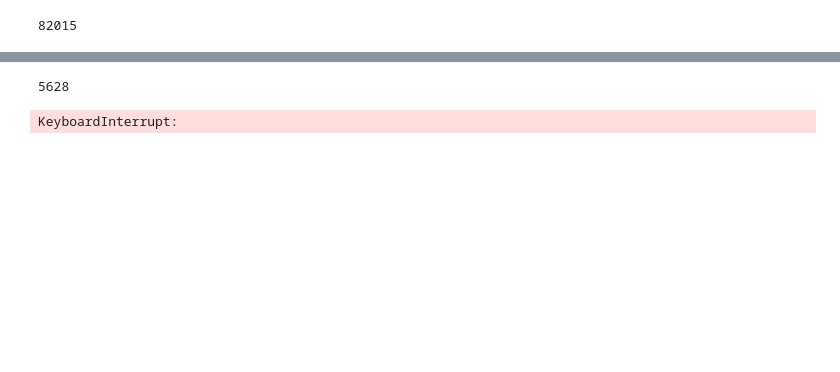
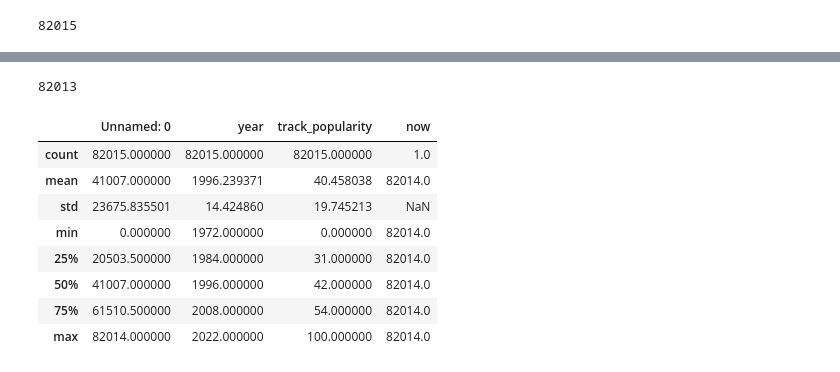
Before and after one commit to jotreee/AlsongDalsong, a Jupyter notebook: data/음악 데이터 유튜브.ipynb, the cells around one changed output, grey strips where cells are left out. Cells and saved outputs as stored; diff of their text form; code cells hidden in the pictures; blank space fills up the shorter version.

```diff
--- a/data/음악 데이터 유튜브.ipynb
+++ b/data/음악 데이터 유튜브.ipynb
@@ -67,7 +67,7 @@ for i in range(int(data.loc[0, 'now'])-1, len(data)):
             data.loc[i, 'videoId'] = result
 
 
-        if i % 5000 == 0:
+        if i % 1000 == 0:
             data.to_csv("musics.csv")
 
 
@@ -79,5 +79,4 @@ for i in range(int(data.loc[0, 'now'])-1, len(data)):
 
         data.loc[0, 'now'] = i
 # %% [output]
-5628
+82013
-KeyboardInterrupt:
@@ -89,0 +85,12 @@ data.to_csv("musics.csv")
+# %%
+data.describe()
+# %% [output]
+|  | Unnamed: 0 | year | track_popularity | now |
+| count | 82015.000000 | 82015.000000 | 82015.000000 | 1.0 |
+| mean | 41007.000000 | 1996.239371 | 40.458038 | 82014.0 |
+| std | 23675.835501 | 14.424860 | 19.745213 | NaN |
+| min | 0.000000 | 1972.000000 | 0.000000 | 82014.0 |
+| 25% | 20503.500000 | 1984.000000 | 31.000000 | 82014.0 |
+| 50% | 41007.000000 | 1996.000000 | 42.000000 | 82014.0 |
+| 75% | 61510.500000 | 2008.000000 | 54.000000 | 82014.0 |
+| max | 82014.000000 | 2022.000000 | 100.000000 | 82014.0 |
```
Also changed, not shown: parts of 7 cells of this notebook, 1 other file.
